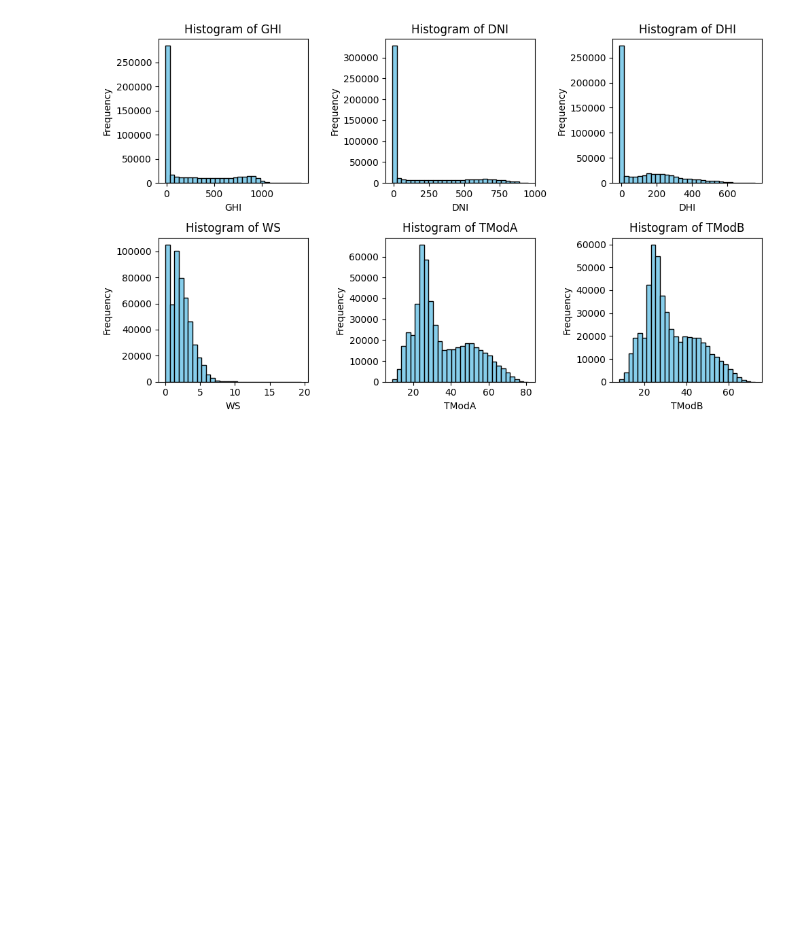
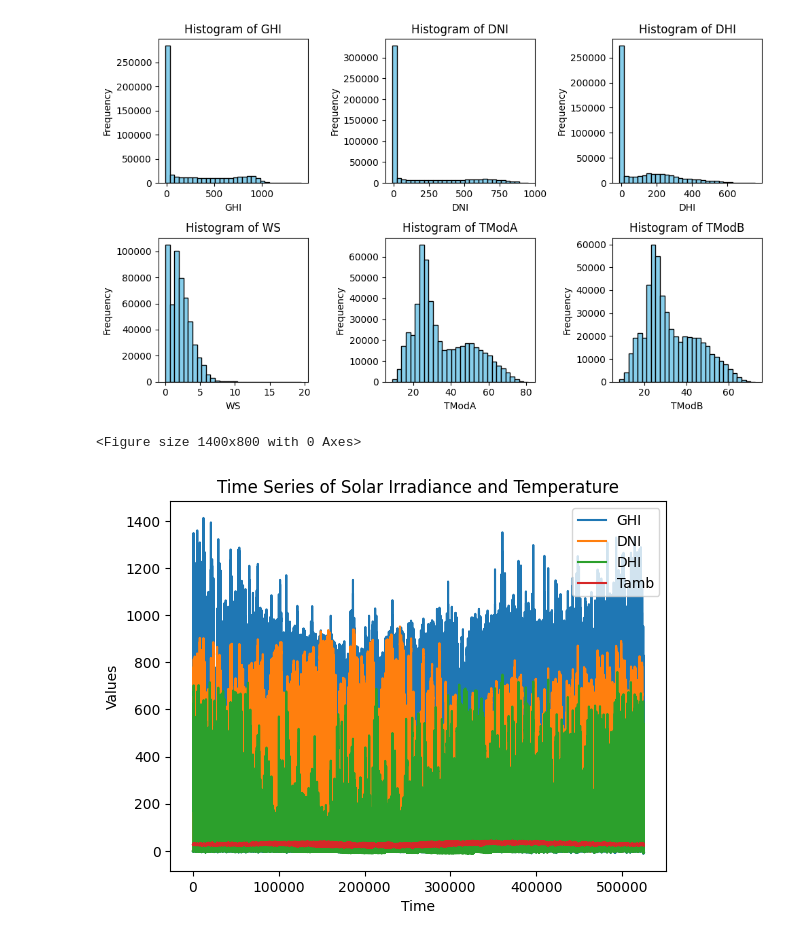
Before and after one commit to getahunTiruneh/SolarStrategy-Insight, a Jupyter notebook: notebooks/Data_visualization.ipynb, the cells around one changed output. Cells and saved outputs as stored; diff of their text form; code cells hidden in the pictures; blank space fills up the shorter version.

Commit message:
final modification for visualization

```diff
--- a/notebooks/Data_visualization.ipynb
+++ b/notebooks/Data_visualization.ipynb
@@ -39,3 +39,9 @@ columns_to_plot = ['GHI', 'DNI', 'DHI', 'WS', 'TModA', 'TModB']
 dv.histogram(columns_to_plot)
 # %% [output]
 [figure]
+# %%
+# Plot time series for solar variables
+dv.plot_time_series(['GHI', 'DNI', 'DHI', 'Tamb'], 'Time Series of Solar Irradiance and Temperature', 'Values')
+# %% [output]
+<Figure size 1400x800 with 0 Axes>
+[figure, added]
```
Also changed, not shown: parts of 1 cell of this notebook, 1 other file.
